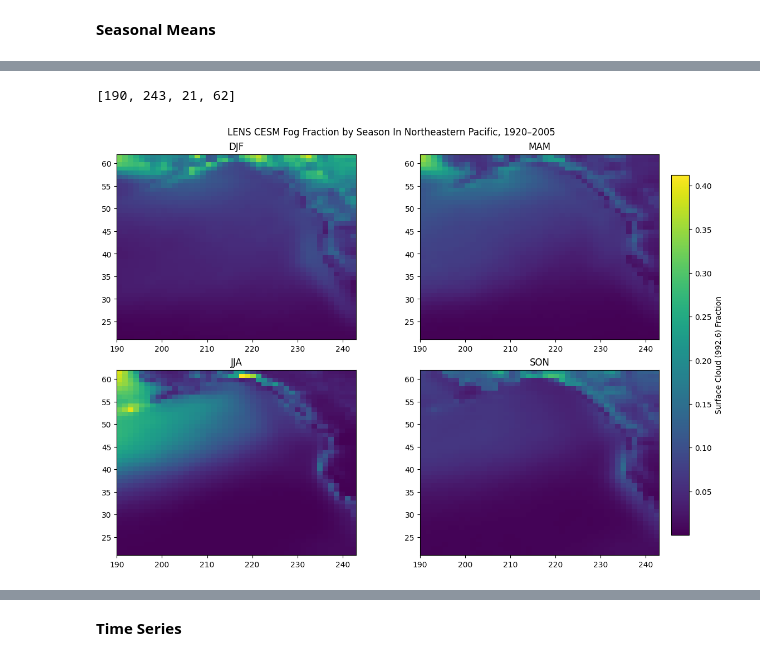
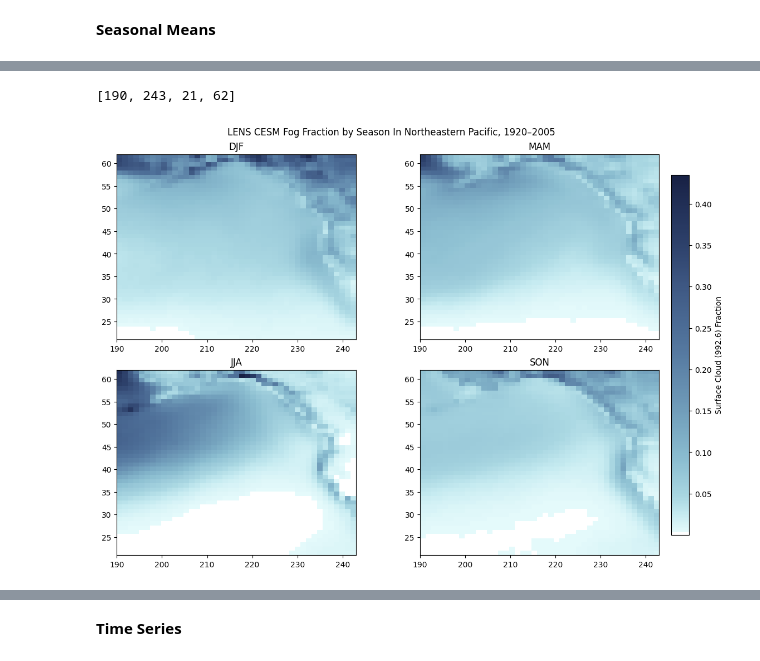
Before and after one commit to ywanika/MSC25_LowCloud, a Jupyter notebook: 01visualizeCESMstd.ipynb, the cells around one changed output, grey strips where cells are left out. Cells and saved outputs as stored; diff of their text form; code cells hidden in the pictures.

```diff
--- a/01visualizeCESMstd.ipynb
+++ b/01visualizeCESMstd.ipynb
@@ -102,0 +119,37 @@ plt.show()
+# %%
+#JJA Color options
+
+"""djf = select_season(cloud, [12, 1, 2], "DJF").mean("time")
+mam = select_season(cloud, [3, 4, 5], "MAM").mean("time")
+jja = select_season(cloud, [6, 7, 8], "JJA").mean("time")
+son = select_season(cloud, [9, 10, 11], "SON").mean("time")
+
+djf_data = djf.values
+mam_data = mam.values
+jja_data = jja.values
+son_data = son.values
+
+# Coordinates (for labeling)
+lat = djf['lat'].values
+lon = djf['lon'].values
+
+fig, axs = plt.subplots(3, 2, figsize=(12, 7), constrained_layout=True, gridspec_kw={'hspace': 0, 'wspace': 0})
+fig.suptitle("JJA color options")
+
+# Plot manually
+im0 = axs[0, 0].imshow(jja_data, origin='lower', vmin=vmin, vmax=vmax, extent=[lon.min(), lon.max(), lat.min(), lat.max()])
+
+
+im1 = axs[0, 1].imshow(jja_data, origin='lower', vmin=vmin, vmax=vmax, extent=[lon.min(), lon.max(), lat.min(), lat.max()], cmap='Blues')
+
+
+im2 = axs[1, 0].imshow(jja_data, origin='lower', vmin=vmin, vmax=vmax, extent=[lon.min(), lon.max(), lat.min(), lat.max()], cmap = cmaps.dense)
+
+
+im3 = axs[1, 1].imshow(jja_data, origin='lower', vmin=vmin, vmax=vmax, extent=[lon.min(), lon.max(), lat.min(), lat.max()], cmap = cmaps.deep)
+
+im4 = axs[2, 0].imshow(jja_data, origin='lower', vmin=vmin, vmax=vmax, extent=[lon.min(), lon.max(), lat.min(), lat.max()], cmap = cmaps.tempo)
+
+im5 = axs[2, 1].imshow(jja_data, origin='lower', vmin=vmin, vmax=vmax, extent=[lon.min(), lon.max(), lat.min(), lat.max()], cmap = fog_cmap)
+
+fig.colorbar(im0, ax=axs, orientation='vertical', fraction=0.03, pad=0.02, label='Cloud (mean)')"""
@@ -109,33 +165,33 @@ fig.suptitle("LENS CESM Fog Fraction by Season In Northeastern Pacific, 1920–2
 
 # Define spatial bounds
 lat_bounds = slice(NEP[2], NEP[3])
 lon_bounds = slice(NEP[0], NEP[1])
 
 # Seasonal arrays and titles
 seasonal_data = [djf, mam, jja, son]
 titles = ["DJF", "MAM", "JJA", "SON"]
 
 # Subset and compute vmin/vmax from the selected region
 subsets = [s.sel(lat=lat_bounds, lon=lon_bounds) for s in seasonal_data]
 vmin = min(s.min().item() for s in subsets)
 vmax = max(s.max().item() for s in subsets)
 
 #extent = [subsets[1].lon.values.min(), subsets[1].lon.values.max(), subsets[1].lat.values.min(), subsets[1].lat.values.max()]
 extent = [NEP[0], NEP[1], NEP[2], NEP[3]]
 
 print(extent)
 
 # Plot all 4 subplots in a loop
 for ax, data, title in zip(axs.flat, subsets, titles):
-    im = ax.imshow(data.values, origin='lower', vmin=vmin, vmax=vmax, extent=extent)
+    im = ax.imshow(data.values, origin='lower', vmin=vmin, vmax=vmax, extent=extent, cmap = fog_cmap)
     ax.set_title(title)
 
 # Shared colorbar
 fig.colorbar(im, ax=axs, orientation='vertical', fraction=0.03, pad=0.02, label='Surface Cloud (992.6) Fraction')
 
 plt.savefig("dataViz/LENS_NEP_Seasonal_Map")
 plt.show()
 # %% [output]
 [190, 243, 21, 62]
-[figure, old version]
+[figure, new version]
 # %%
```
Also changed, not shown: parts of 31 cells of this notebook, 24 other files.
